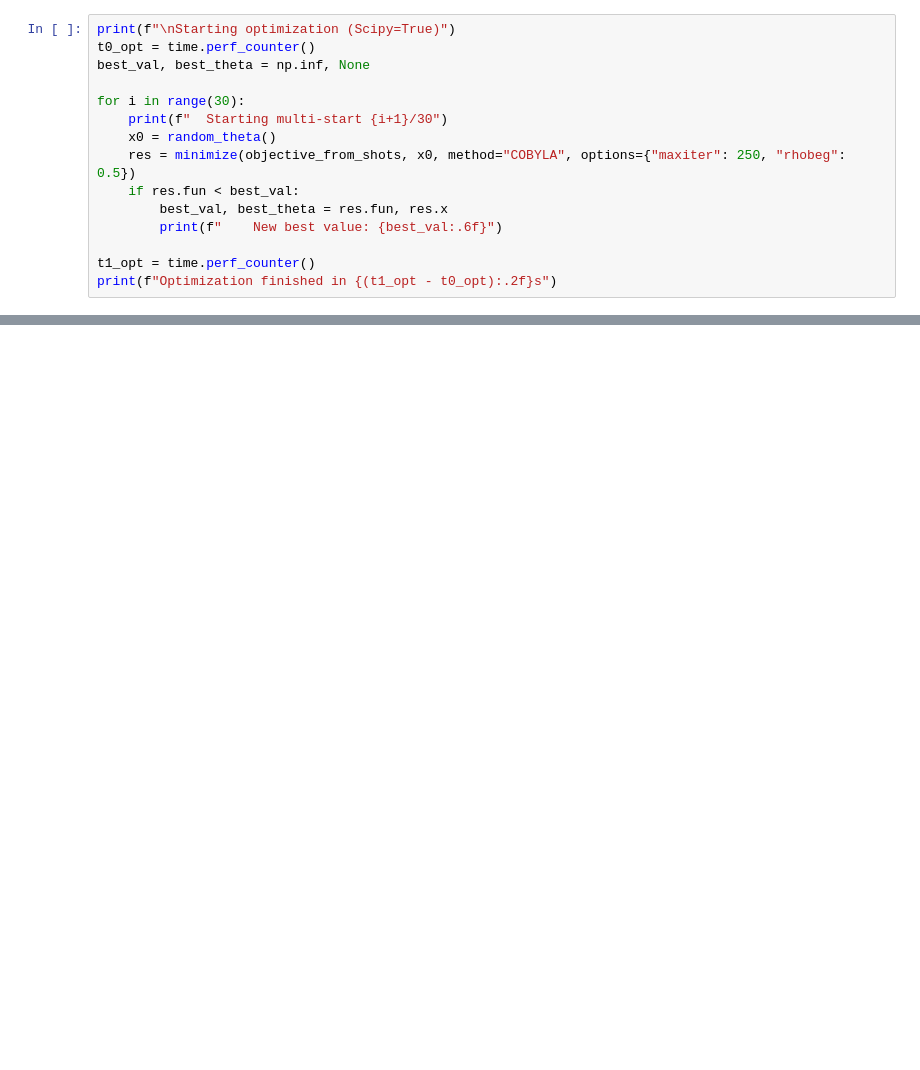
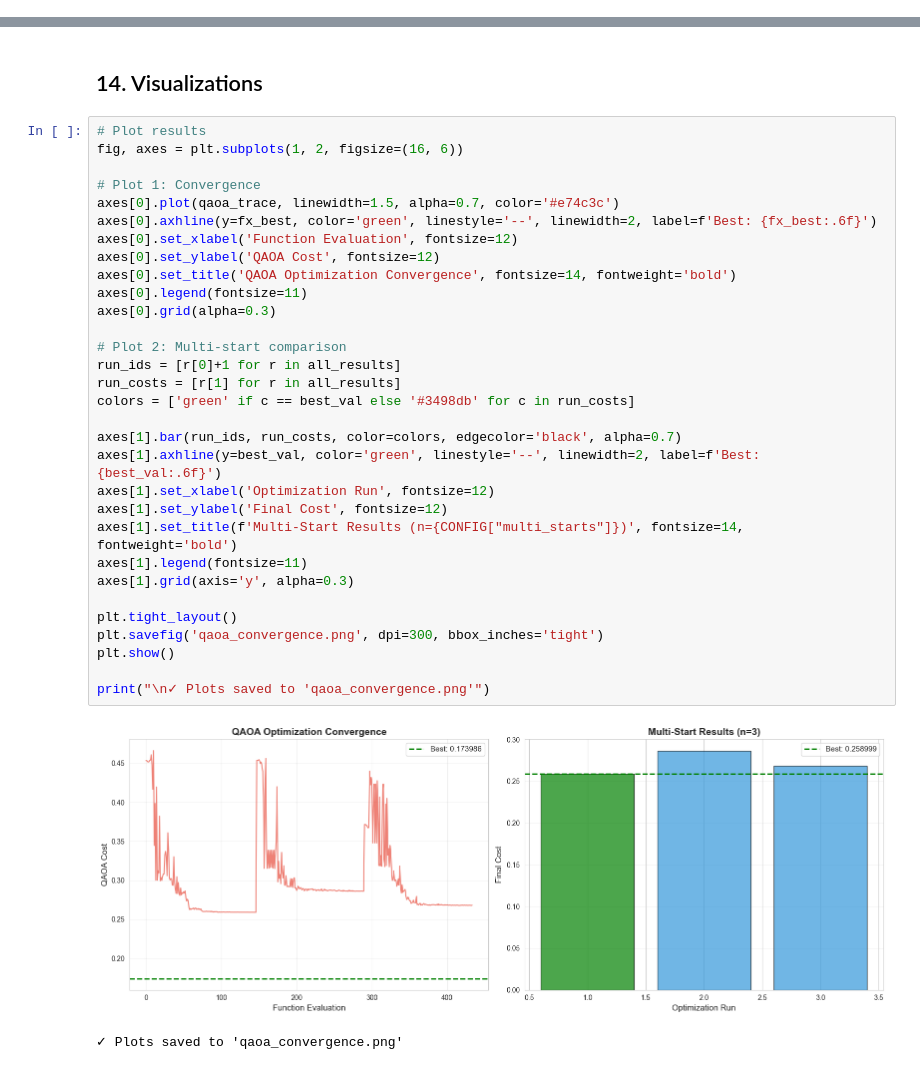
Before and after one commit to chanakyaVBSL/quantum-portfolio-qaoa, a Jupyter notebook: QAOA GPU.ipynb, the cells around one changed output, grey strips where cells are left out. Cells and saved outputs as stored; diff of their text form; blank space fills up the shorter version.

```diff
--- a/QAOA GPU.ipynb
+++ b/QAOA GPU.ipynb
@@ -143,15 +340,0 @@ Pre-transpiled ansatz for backend.
-# %%
-print(f"\nStarting optimization (Scipy=True)")
-t0_opt = time.perf_counter()
-best_val, best_theta = np.inf, None
-
-for i in range(30):
-    print(f"  Starting multi-start {i+1}/30")
-    x0 = random_theta()
-    res = minimize(objective_from_shots, x0, method="COBYLA", options={"maxiter": 250, "rhobeg": 0.5})
-    if res.fun < best_val:
-        best_val, best_theta = res.fun, res.x
-        print(f"    New best value: {best_val:.6f}")
-
-t1_opt = time.perf_counter()
-print(f"Optimization finished in {(t1_opt - t0_opt):.2f}s")
@@ -421,0 +597,36 @@ Times -> Optimization: 187.30s | Sampling: 0.07s
+# %% [markdown]
+## 14. Visualizations
+# %%
+# Plot results
+fig, axes = plt.subplots(1, 2, figsize=(16, 6))
+
+# Plot 1: Convergence
+axes[0].plot(qaoa_trace, linewidth=1.5, alpha=0.7, color='#e74c3c')
+axes[0].axhline(y=fx_best, color='green', linestyle='--', linewidth=2, label=f'Best: {fx_best:.6f}')
+axes[0].set_xlabel('Function Evaluation', fontsize=12)
+axes[0].set_ylabel('QAOA Cost', fontsize=12)
+axes[0].set_title('QAOA Optimization Convergence', fontsize=14, fontweight='bold')
+axes[0].legend(fontsize=11)
+axes[0].grid(alpha=0.3)
+
+# Plot 2: Multi-start comparison
+run_ids = [r[0]+1 for r in all_results]
+run_costs = [r[1] for r in all_results]
+colors = ['green' if c == best_val else '#3498db' for c in run_costs]
+
+axes[1].bar(run_ids, run_costs, color=colors, edgecolor='black', alpha=0.7)
+axes[1].axhline(y=best_val, color='green', linestyle='--', linewidth=2, label=f'Best: {best_val:.6f}')
+axes[1].set_xlabel('Optimization Run', fontsize=12)
+axes[1].set_ylabel('Final Cost', fontsize=12)
+axes[1].set_title(f'Multi-Start Results (n={CONFIG["multi_starts"]})', fontsize=14, fontweight='bold')
+axes[1].legend(fontsize=11)
+axes[1].grid(axis='y', alpha=0.3)
+
+plt.tight_layout()
+plt.savefig('qaoa_convergence.png', dpi=300, bbox_inches='tight')
+plt.show()
+
+print("\n✓ Plots saved to 'qaoa_convergence.png'")
+# %% [output]
+[figure, added]
+✓ Plots saved to 'qaoa_convergence.png'
```
Also changed, not shown: parts of 33 cells of this notebook.
